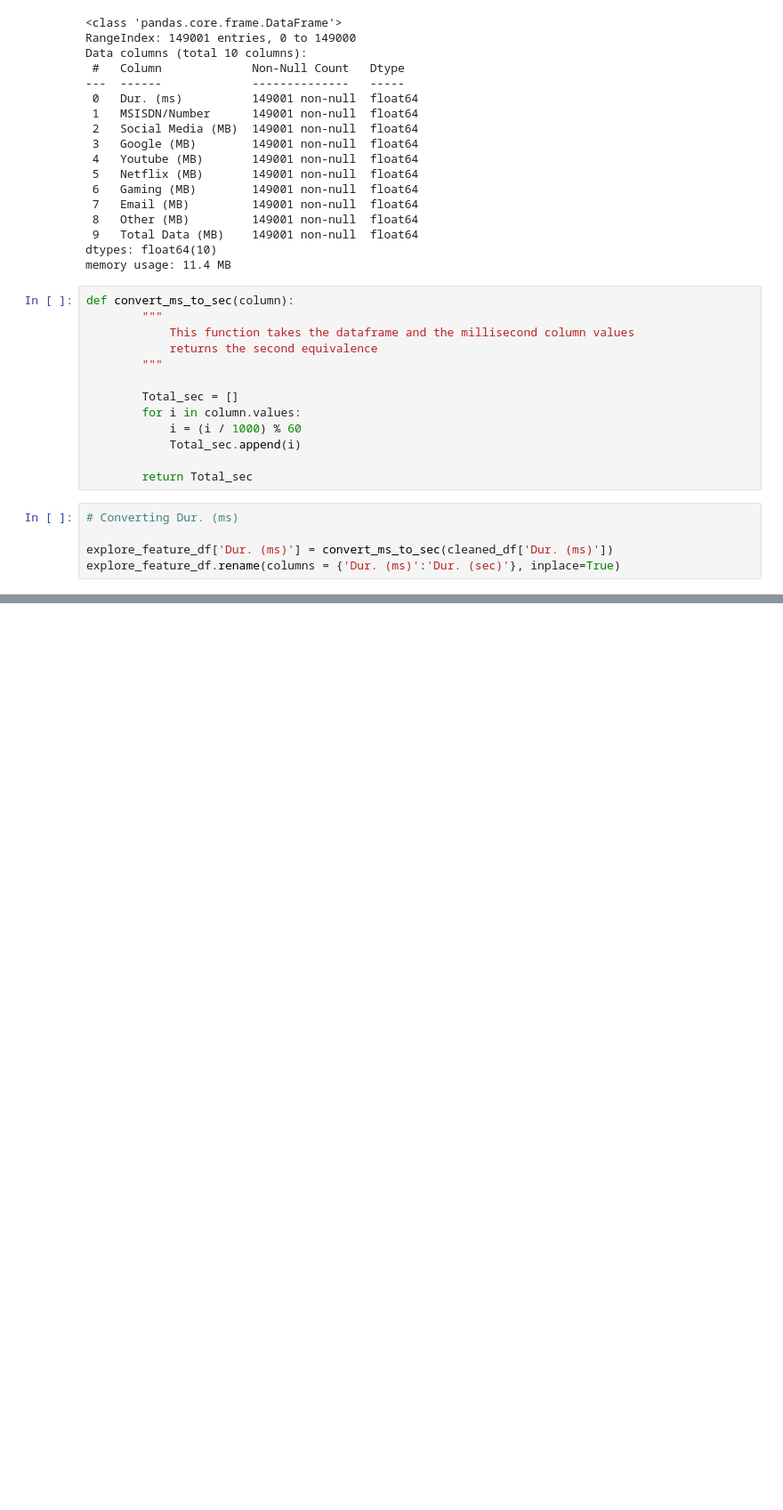
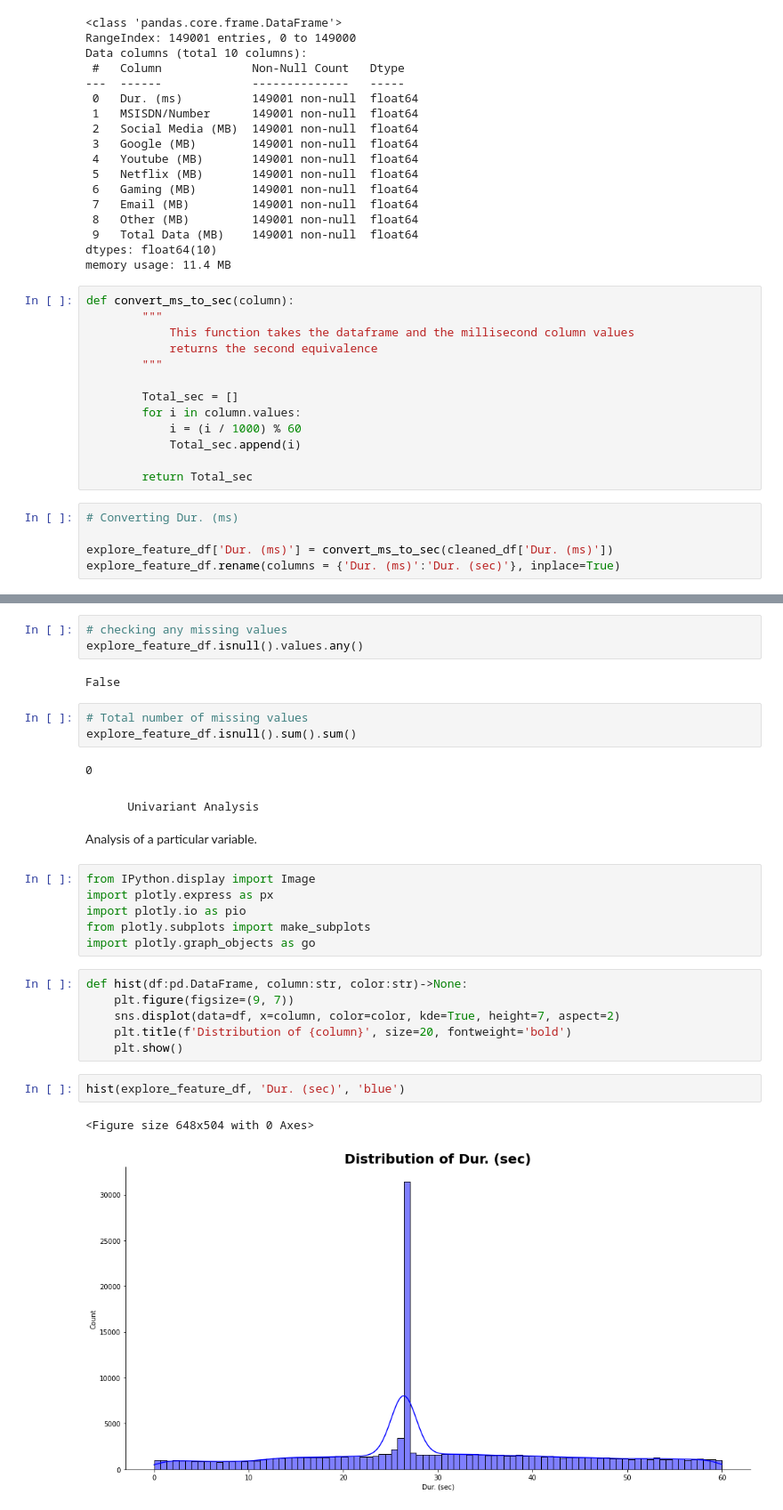
Before and after one commit to yonamg/Telecom-Data-Analysis, a Jupyter notebook: notebook/user_overview_analysis.ipynb, the cells around one changed output, grey strips where cells are left out. Shown at 89% size. Cells and saved outputs as stored; diff of their text form; blank space fills up the shorter version.

Commit message:
displays info using different visualization

```diff
--- a/notebook/user_overview_analysis.ipynb
+++ b/notebook/user_overview_analysis.ipynb
@@ -242,0 +257,31 @@ explore_feature_df.rename(columns = {'Dur. (ms)':'Dur. (sec)'}, inplace=True)
+# %%
+# checking any missing values
+explore_feature_df.isnull().values.any()
+# %% [output]
+False
+# %%
+# Total number of missing values
+explore_feature_df.isnull().sum().sum()
+# %% [output]
+0
+# %% [markdown]
+        Univariant Analysis
+
+Analysis of a particular variable.
+# %%
+from IPython.display import Image
+import plotly.express as px
+import plotly.io as pio
+from plotly.subplots import make_subplots
+import plotly.graph_objects as go
+# %%
+def hist(df:pd.DataFrame, column:str, color:str)->None:
+    plt.figure(figsize=(9, 7))
+    sns.displot(data=df, x=column, color=color, kde=True, height=7, aspect=2)
+    plt.title(f'Distribution of {column}', size=20, fontweight='bold')
+    plt.show()
+# %%
+hist(explore_feature_df, 'Dur. (sec)', 'blue')
+# %% [output]
+<Figure size 648x504 with 0 Axes>
+[figure, added]
```
Also changed, not shown: parts of 5 cells of this notebook.
